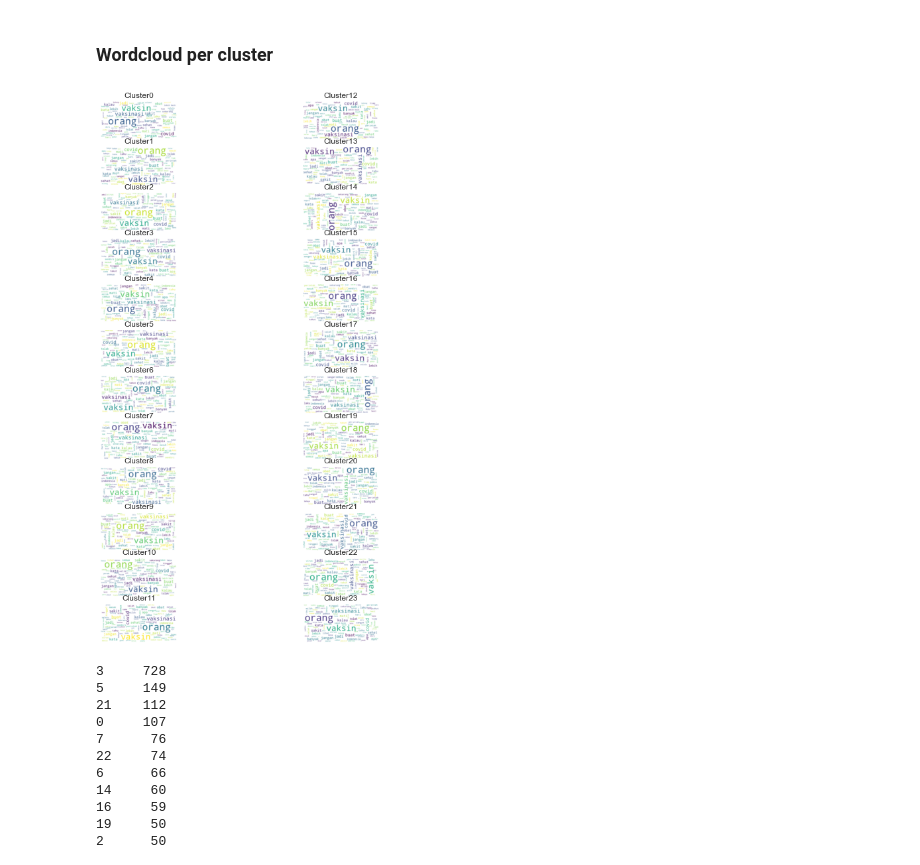
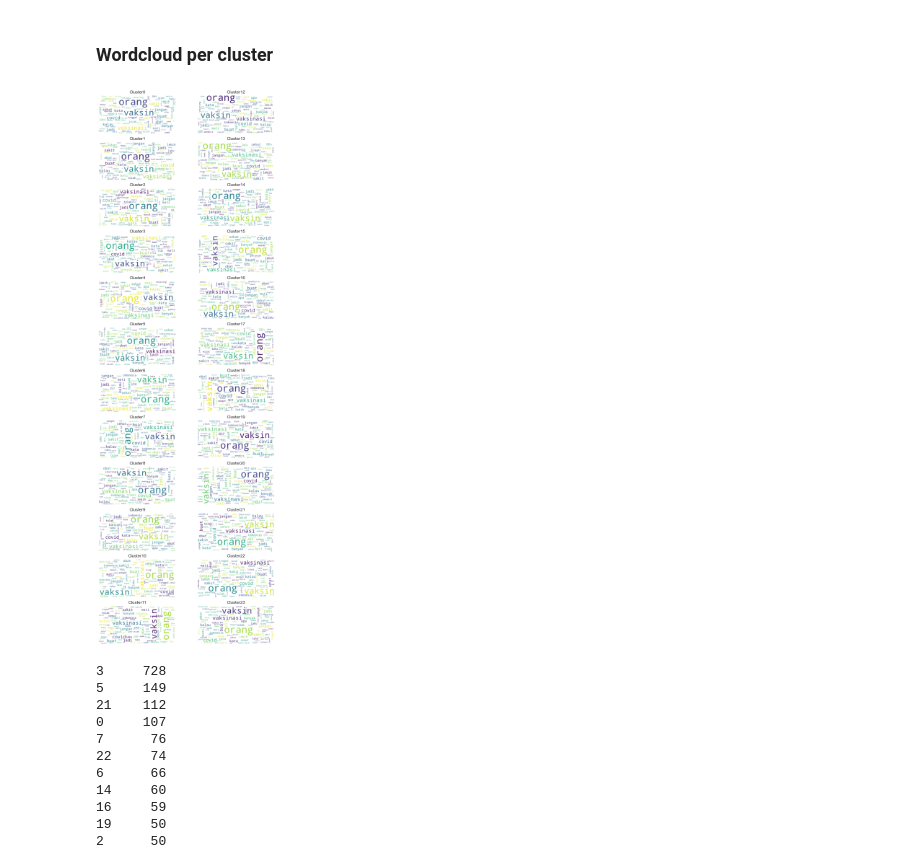
Before and after one commit to zeerafle/text-mining-clustering, a Jupyter notebook: clustering-result-oriented.ipynb, the cells around one changed output. Cells and saved outputs as stored; diff of their text form; code cells hidden in the pictures.

```diff
--- a/clustering-result-oriented.ipynb
+++ b/clustering-result-oriented.ipynb
@@ -284,13 +284,13 @@ def create_plot(model_labels, cluster_centers, title, tfidf_matrix=features):
     plt.title(title)
 # %%
 # worcloud visualization
-def create_wordcloud(result_table):
+def create_wordcloud(result_table, figsize=(10,15)):
     import math
 
     num_of_cluster = len(result_table.cluster.unique())
     pict_row = math.ceil(num_of_cluster/2)
 
-    fig, ax = plt.subplots(pict_row, 2, figsize=(10,15))
+    fig, ax = plt.subplots(pict_row, 2, figsize=figsize)
 
     for column in range(2):
         for row in range(pict_row):
@@ -618,9 +622,9 @@ create_plot(result_xmeans.cluster.to_numpy(),
 # %% [markdown]
 ### Wordcloud per cluster
 # %%
-create_wordcloud(result_xmeans)
+create_wordcloud(result_xmeans, figsize=(9,28))
 # %% [output]
-[figure, old version]
+[figure, new version]
 # %%
 result_xmeans.cluster.value_counts()
 # %% [output]
```
Also changed, not shown: parts of 1 cell of this notebook.
